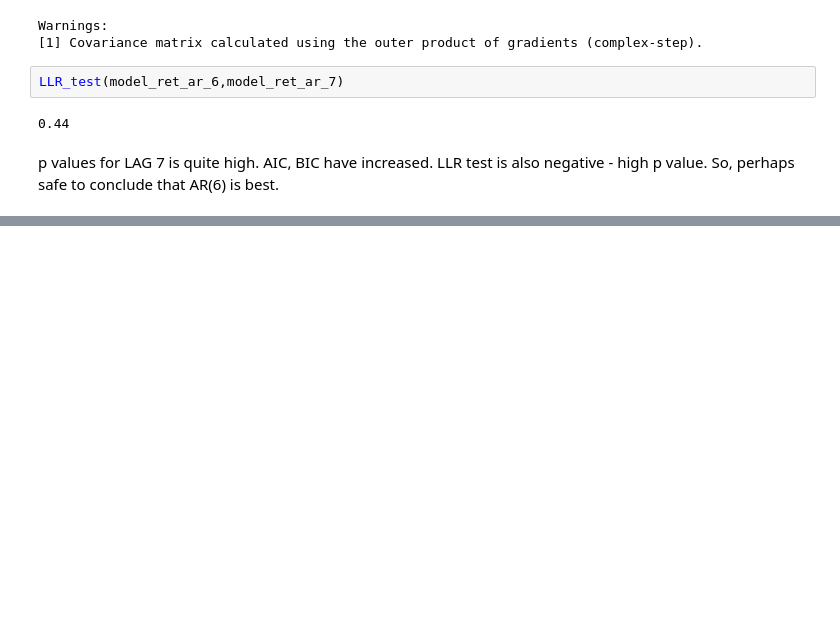
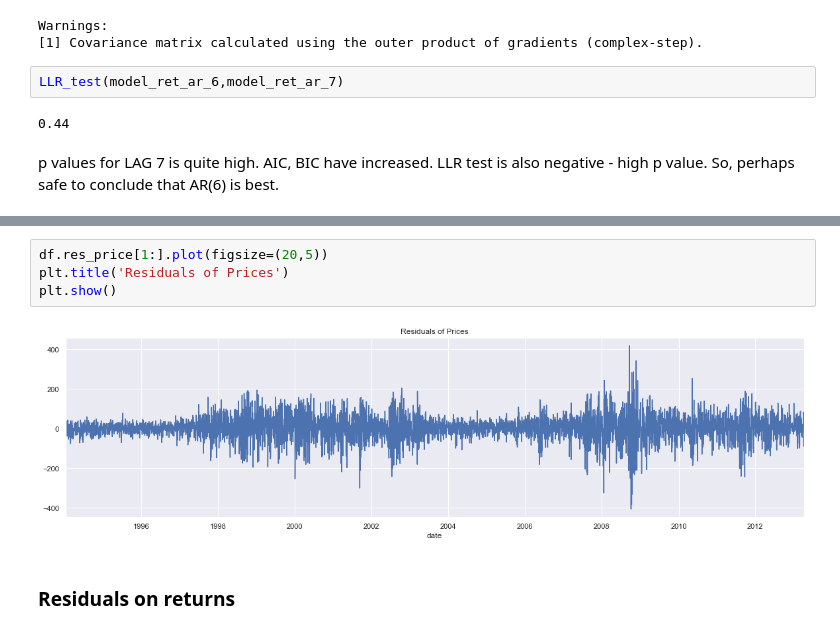
Before and after one commit to satyajitghosh/TimeSeriesAnalysis, a Jupyter notebook: DataRangerCourse/TS_lecture3.ipynb, the cells around one changed output, grey strips where cells are left out. Cells and saved outputs as stored; diff of their text form; blank space fills up the shorter version.

```diff
--- a/DataRangerCourse/TS_lecture3.ipynb
+++ b/DataRangerCourse/TS_lecture3.ipynb
@@ -487,0 +650,8 @@ So, perhaps safe to conclude that AR(6) is best.
+# %%
+df.res_price[1:].plot(figsize=(20,5))
+plt.title('Residuals of Prices')
+plt.show()
+# %% [output]
+[figure, added]
+# %% [markdown]
+### Residuals on returns
```
Also changed, not shown: parts of 24 cells of this notebook.
